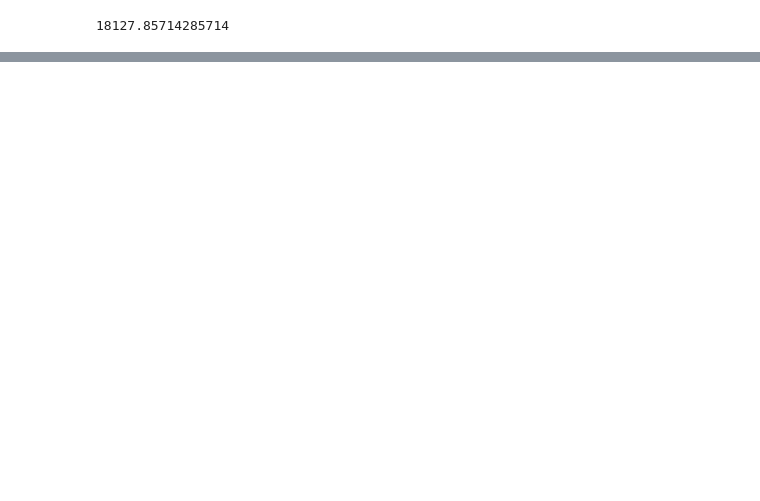
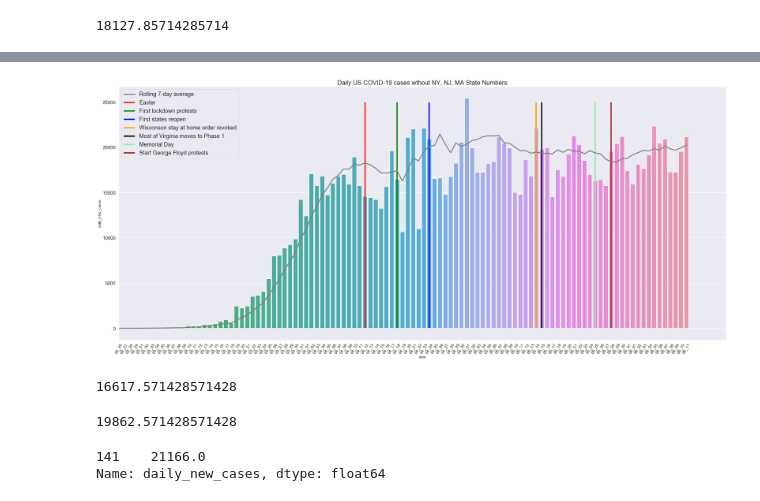
Before and after one commit to Sara1583/COVID-19-in-US, a Jupyter notebook: US COVID 19 without NY.ipynb, the cells around one changed output, grey strips where cells are left out. Saved outputs shown, nothing was run; the diff lists cells and outputs as text; code cells hidden in the pictures; blank space fills up the shorter version.

```diff
--- a/US COVID 19 without NY.ipynb
+++ b/US COVID 19 without NY.ipynb
@@ -233,0 +328,34 @@ Name: daily_new_cases, dtype: float64
+# %%
+plt.figure(figsize=(35, 15))
+US_daily_plot_no_NY_NJ_MA = sns.barplot(x='date', y='daily_new_cases', data=US_cases_minus_NY_NJ_MA)
+plt.xticks(rotation=60, size=13)
+plt.yticks(size=15)
+plt.title('Daily US COVID-19 cases wthout NY, NJ, MA State Numbers', size=20)
+plt.vlines(x=81, ymin=0, ymax=25000, color='red', linewidths=4, label='Easter')
+plt.vlines(x=87, ymin=0, ymax=25000, color='green', linewidths=4, label='First lockdown protests')
+plt.vlines(x=93, ymin=0, ymax=25000, color='blue', linewidths=4, label='First states reopen')
+plt.vlines(x=113, ymin=0, ymax=25000, color='orange', linewidths=4, label='Wisconson stay at home order revoked')
+plt.vlines(x=114, ymin=0, ymax=25000, color='black', linewidths=4, label='Most of Virginia moves to Phase 1')
+plt.vlines(x=124, ymin=0, ymax=25000, color='lightgreen', linewidths=4, label='Memorial Day')
+plt.vlines(x=127, ymin=0, ymax=25000, color='brown', linewidths=4, label='Start George Floyd protests')
+plt.plot(US_cases_minus_NY_NJ['new_reports_rolling_7'], color='gray', label='Rolling 7-day average', linewidth=3)
+plt.title('Daily US COVID-19 cases wthout NY, NJ, MA State Numbers', size=20)
+plt.xlim(35)
+plt.legend(loc='best', fontsize=18)
+#plt.savefig('Daily US COVID-19 cases wthout NY and NJ State Numbers')
+plt.show()
+# %% [output]
+[figure, added]
+# %%
+US_cases_minus_NY_NJ_MA.daily_new_cases[73:80].mean() # April 4 to April 10, NY State peak
+# %% [output]
+16617.571428571428
+# %%
+US_cases_minus_NY_NJ_MA.daily_new_cases[-7:].mean() #Most recent 7 days
+# %% [output]
+19862.571428571428
+# %%
+print(US_cases_minus_NY_NJ_MA.daily_new_cases[-1:])
+# %% [output]
+141    21166.0
+Name: daily_new_cases, dtype: float64
```
Also changed, not shown: parts of 16 cells of this notebook.
